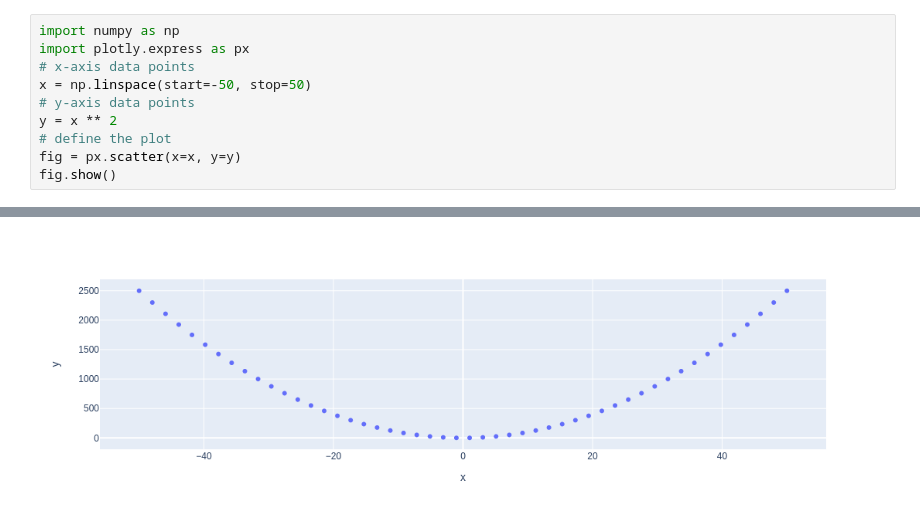
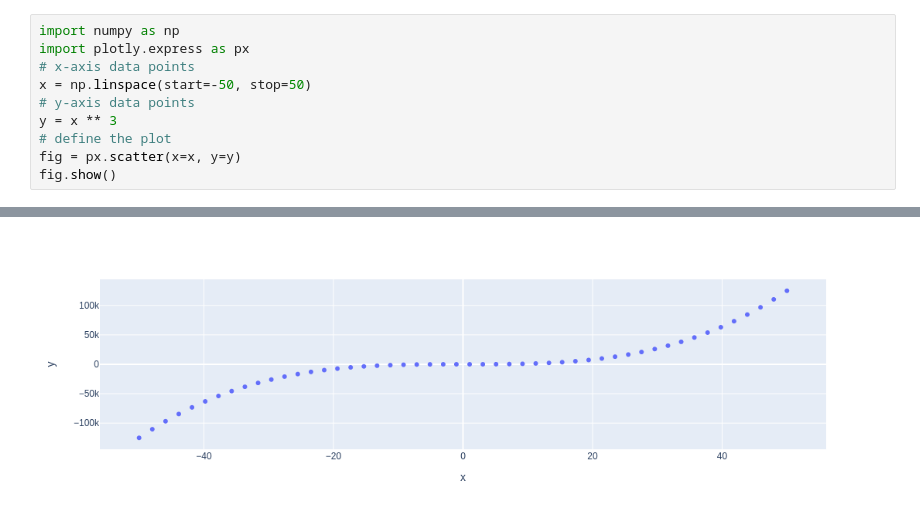
Before and after one commit to amelmathai/my-notebooks-repo, a Jupyter notebook: experiment1.ipynb, the cells around one changed output, grey strips where cells are left out. Cells and saved outputs as stored; diff of their text form.

```diff
--- a/experiment1.ipynb
+++ b/experiment1.ipynb
@@ -4,7 +4,7 @@ import plotly.express as px
 # x-axis data points
 x = np.linspace(start=-50, stop=50)
 # y-axis data points
-y = x ** 2
+y = x ** 3
 # define the plot
 fig = px.scatter(x=x, y=y)
 fig.show()
@@ -13 +12 @@ fig.show()
-[figure, old version]
+[figure, new version]
```
Also changed, not shown: parts of 1 cell of this notebook.
